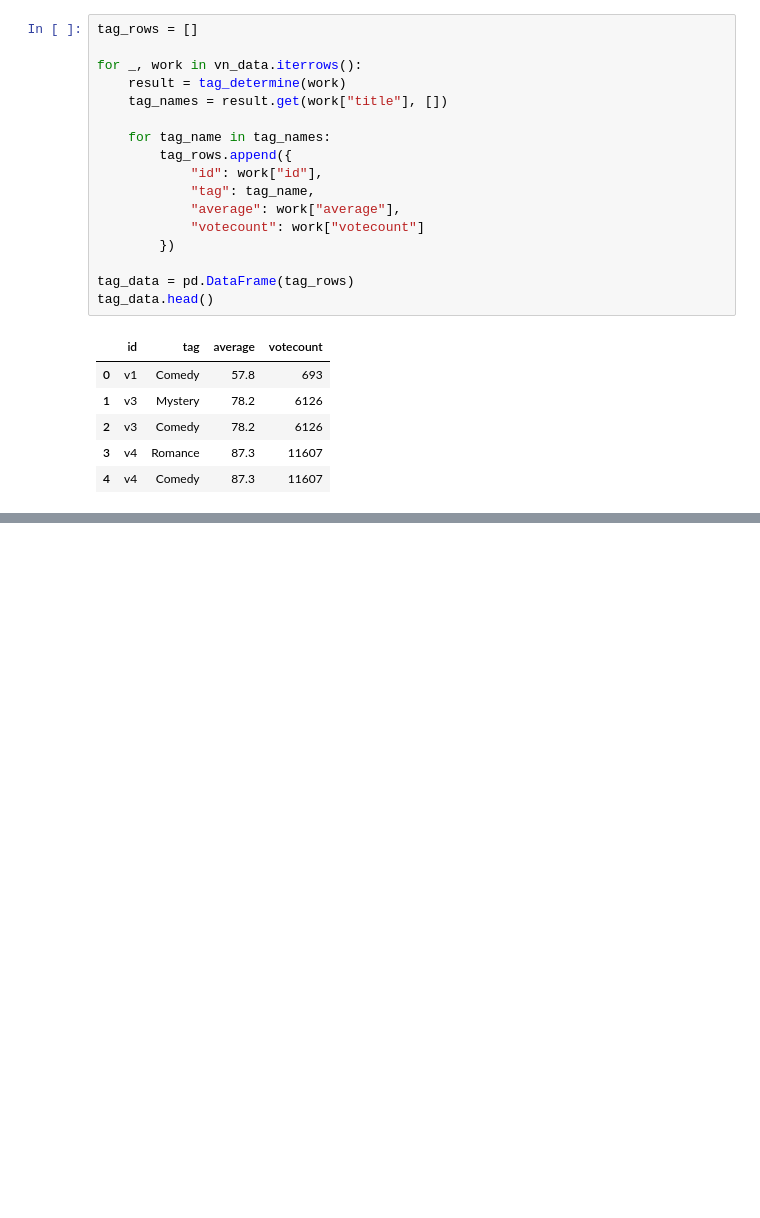
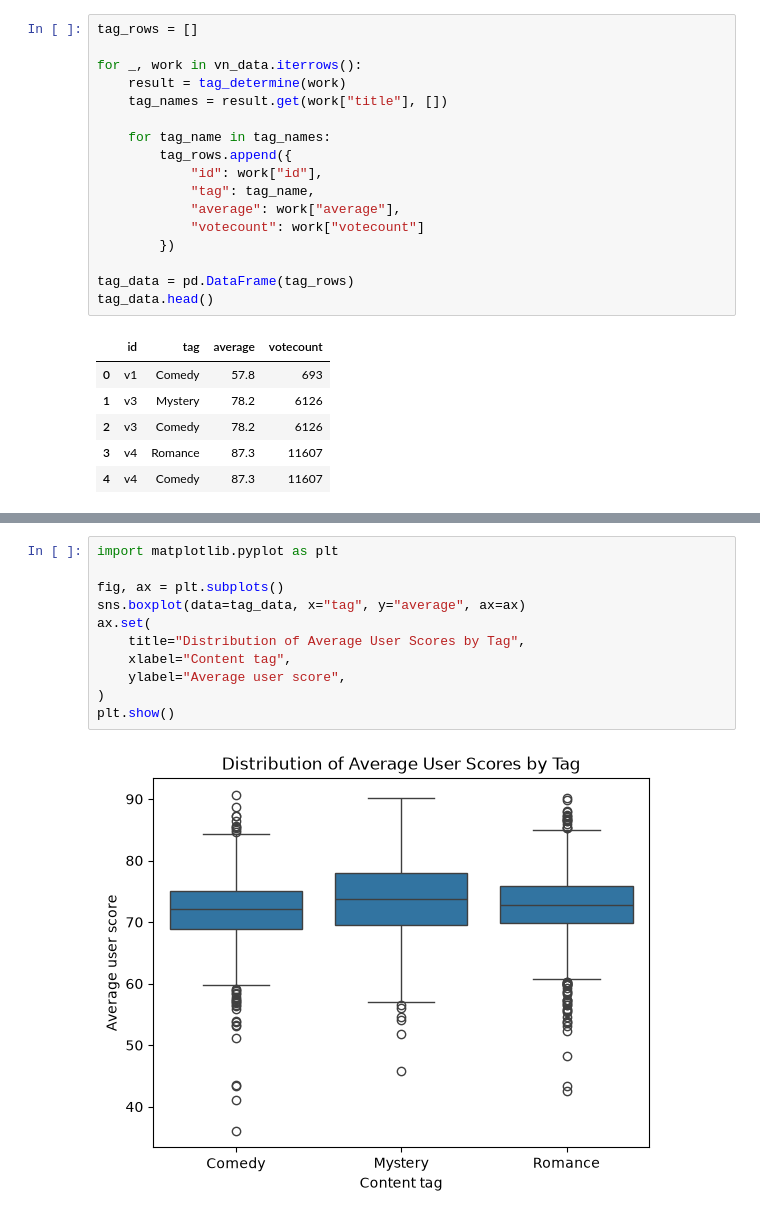
Before and after one commit to Bob0414/vndb-playtime-analysis, a Jupyter notebook: VN.ipynb, the cells around one changed output, grey strips where cells are left out. Drawn from its saved outputs; the diff is of its cells as text; blank space fills up the shorter version.

Commit message:
Compare VNDB score distributions by tag and document the EDA

```diff
--- a/VN.ipynb
+++ b/VN.ipynb
@@ -515,0 +533,13 @@ tag_data.head()
+# %%
+import matplotlib.pyplot as plt
+
+fig, ax = plt.subplots()
+sns.boxplot(data=tag_data, x="tag", y="average", ax=ax)
+ax.set(
+    title="Distribution of Average User Scores by Tag",
+    xlabel="Content tag",
+    ylabel="Average user score",
+)
+plt.show()
+# %% [output]
+[figure, added]
```
Also changed, not shown: parts of 2 cells of this notebook, 2 other files.
